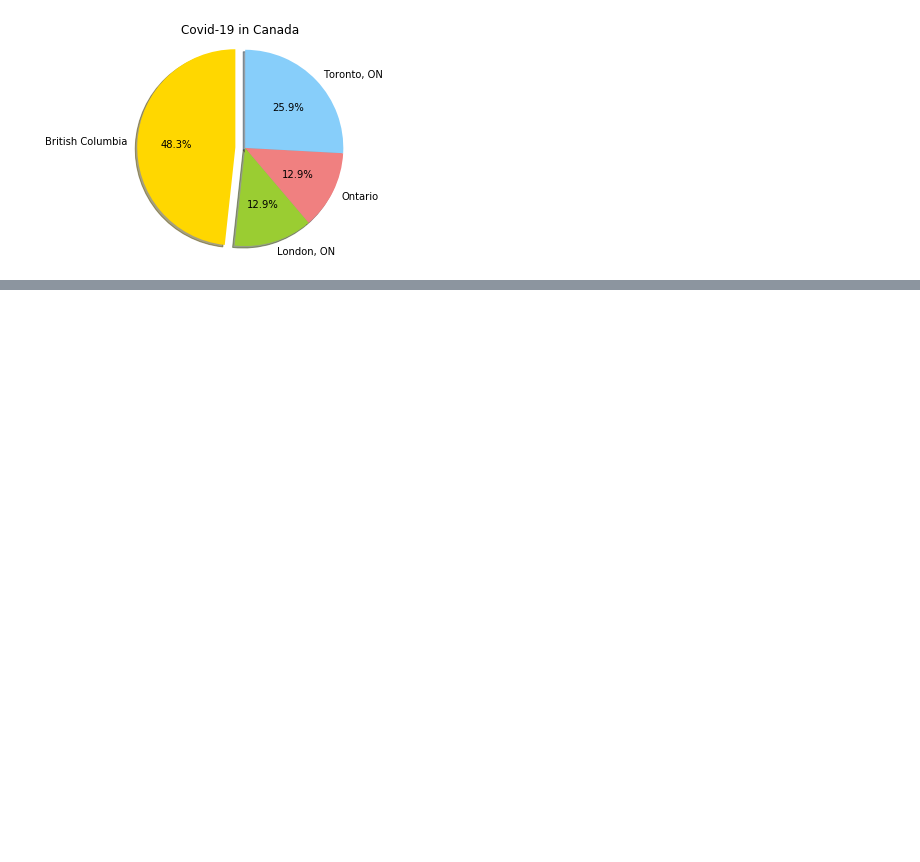
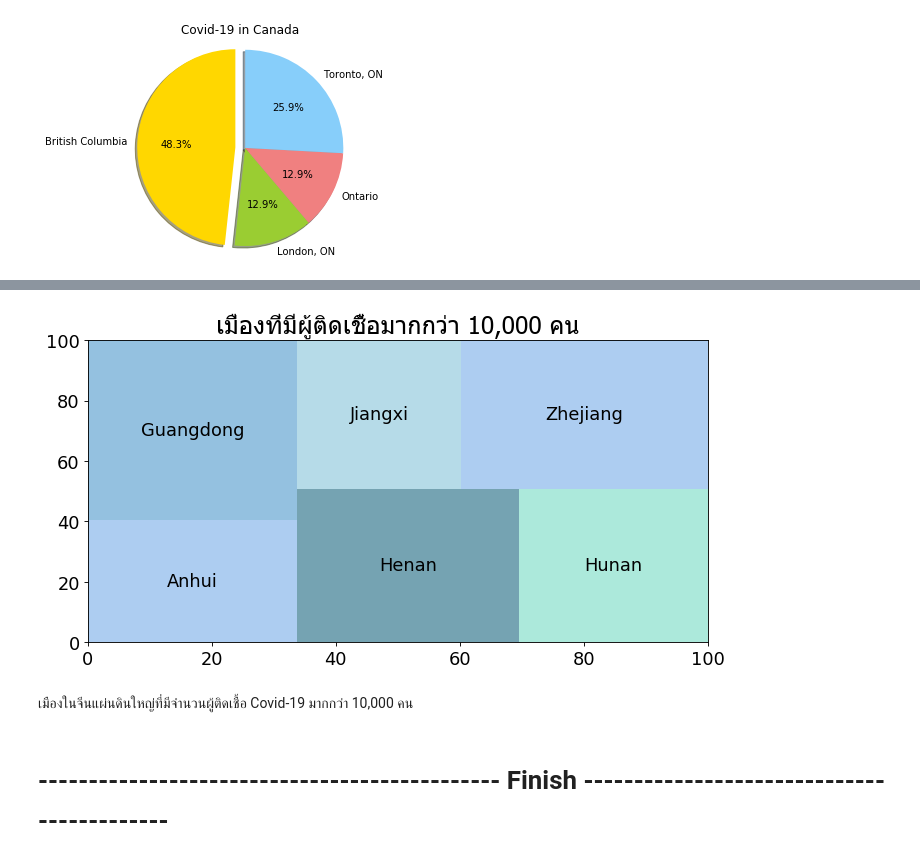
Before and after one commit to Tanutcha1998/hw1, a Jupyter notebook: Final.ipynb, the cells around one changed output, grey strips where cells are left out. Saved outputs shown, nothing was run; the diff lists cells and outputs as text; code cells hidden in the pictures; blank space fills up the shorter version.

```diff
--- a/Final.ipynb
+++ b/Final.ipynb
@@ -355,0 +388,23 @@ Text(0.5, 1.0, 'Covid-19 in Canada')
+# %%
+MC_group = Main_China.groupby(['Province/State'], as_index=False).sum()
+MC_group = MC_group[MC_group['Confirmed']>10000]
+MC_group = MC_group.reset_index(drop=True)
+MC_group
+import numpy as np
+import matplotlib.pyplot as plt
+import squarify
+volume = MC_group.iloc[:,1]
+labels = MC_group.iloc[:,0]
+plt.figure(figsize=[10,5],dpi=80)
+color_list = ['#a4c8f0', '#88bbdd', '#6699aa','#a3e7d8','#aed8e6']
+plt.rc('font', size=16)
+squarify.plot(sizes=volume, label=labels,
+              color=color_list, alpha=0.9)
+plt.title('เมื่องที่มีผู้ติดเชื้อมากกว่า 10,000 คน',fontname='Tahoma',fontsize=22)
+plt.show()
+# %% [output]
+[figure, added]
+# %% [markdown]
+เมืองในจีนแผ่นดินใหญ่ที่มีจำนวนผู้ติดเชื้อ Covid-19 มากกว่า 10,000 คน
+# %% [markdown]
+#  ---------------------------------------------- Finish -------------------------------------------
```
Also changed, not shown: parts of 7 cells of this notebook, 2 other files.
